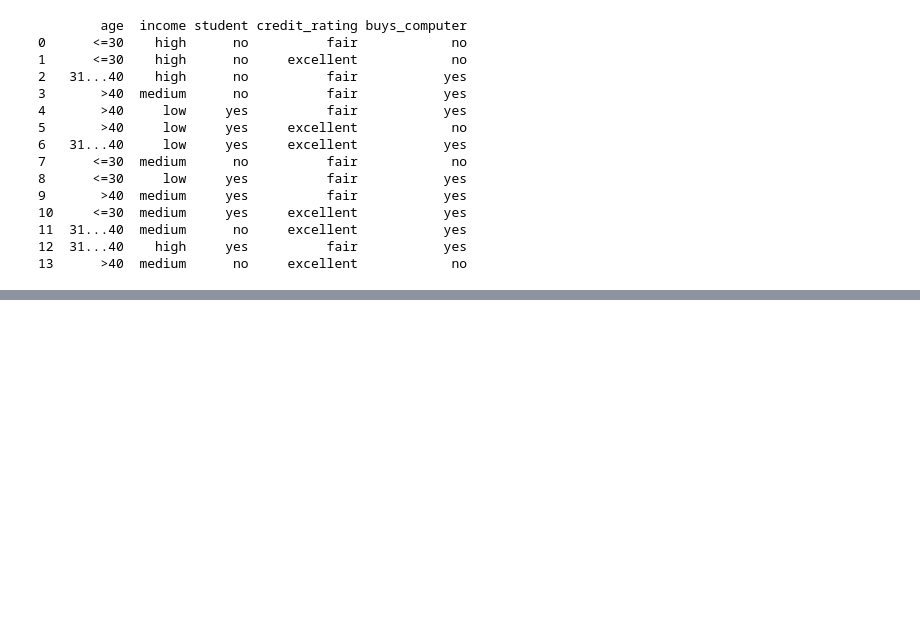
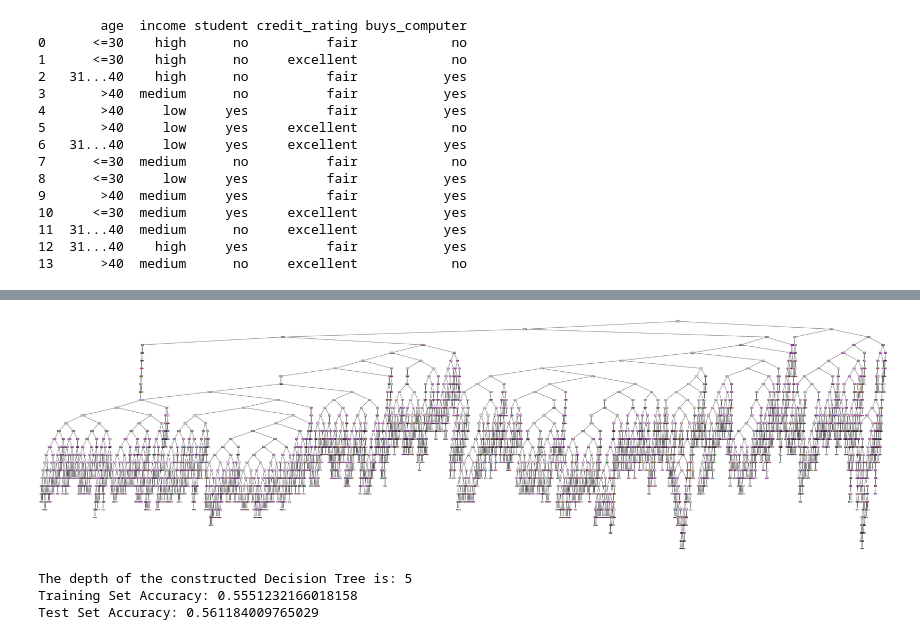
Before and after one commit to Vpavan2003/Machine-learning-Lab-codes, a Jupyter notebook: ML_Lab_04.ipynb, the cells around one changed output, grey strips where cells are left out. Saved outputs shown, nothing was run; the diff lists cells and outputs as text; code cells hidden in the pictures; blank space fills up the shorter version.

```diff
--- a/ML_Lab_04.ipynb
+++ b/ML_Lab_04.ipynb
@@ -109,0 +141,36 @@ The information gain of attribute age,when greater than 40: 0.6044695448596915
+# %%
+# Reshape your data  (pixels x features)
+samples_num = samples.shape[0]   # Total number of pixels
+features_num = samples.shape[1]  # Number of features for each pixel
+X_reshaped = samples.reshape(samples_num,features_num)
+y_reshaped = features.reshape(samples_num)  # Assuming y is your pixel-wise label mask
+# %%
+# Question A4
+samples_df = pd.DataFrame(samples,columns=np.arange(0,13))
+samples_df['13']=features # Adding features coulmn into the samples dataset
+
+# Split the reshaped data into training and testing sets
+data_train, data_test, output_train, output_test = train_test_split(X_reshaped, y_reshaped, test_size=0.2, random_state=42)
+# %%
+# Create and fit the Decision Tree model
+model = DecisionTreeClassifier()
+model.fit(data_train, output_train)
+
+# Calculate the depth of the constructed tree
+treedepth = model.get_depth()
+print(f"The depth of the constructed Decision Tree is: {treedepth}")
+
+# Calculate the accuracy on the training set
+train_accuracy = model.score(data_train, output_train)
+print(f"Training Set Accuracy: {train_accuracy}")
+
+# Calculate the accuracy on the test set
+test_accuracy = model.score(data_test,output_test)
+print(f"Test Set Accuracy: {test_accuracy}")
+
+dec_data_pred = model.predict(data_test)
+
+matrix_dt = confusion_matrix(output_test, dec_data_pred)
+print("The confusion matrix is:\n",matrix_dt)
+
+print("The performance matrix:\n",classification_report(output_test, dec_data_pred))
@@ -109,0 +197,27 @@ The information gain of attribute age,when greater than 40: 0.6044695448596915
+# %%
+# Visualize the constructed tree
+plt.figure(figsize=(70, 20))
+plot_tree(model, filled=True)
+plt.show()
+# %% [output]
+[figure, added]
+# %%
+#Question A5
+model_max_depth = DecisionTreeClassifier(max_depth=5)
+model_max_depth.fit(data_train, output_train)
+
+# Calculate the depth of the constructed tree
+treedepth_max_depth = model_max_depth.get_depth()
+print(f"The depth of the constructed Decision Tree is: {treedepth_max_depth}")
+
+# Calculate the accuracy on the training set
+train_accuracy_max_depth = model_max_depth.score(data_train, output_train)
+print(f"Training Set Accuracy: {train_accuracy_max_depth}")
+
+# Calculate the accuracy on the test set
+test_accuracy_max_depth = model_max_depth.score(data_test,output_test)
+print(f"Test Set Accuracy: {test_accuracy_max_depth}")
+# %% [output]
+The depth of the constructed Decision Tree is: 5
+Training Set Accuracy: 0.5551232166018158
+Test Set Accuracy: 0.561184009765029
```
Also changed, not shown: parts of 17 cells of this notebook.
